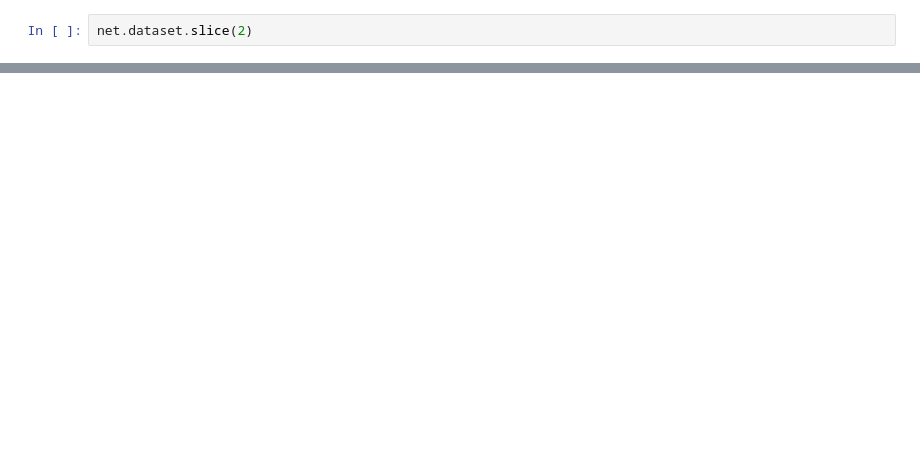
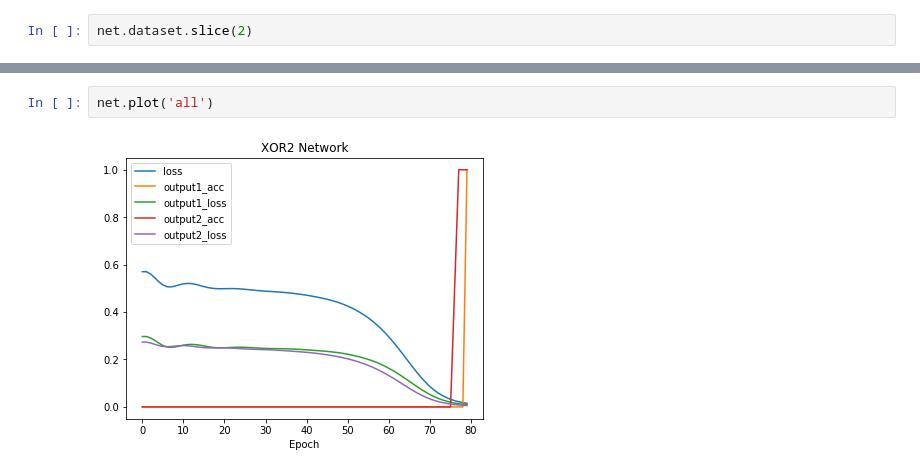
Before and after one commit to ArtificialIntelligenceToolkit/conx, a Jupyter notebook: notebooks/XOR.ipynb, the cells around one changed output, grey strips where cells are left out. Cells and saved outputs as stored; diff of their text form; blank space fills up the shorter version.

Commit message:
Fix bug in passing args to plot; allow playback function to return multiple plots

```diff
--- a/notebooks/XOR.ipynb
+++ b/notebooks/XOR.ipynb
@@ -255,0 +293,4 @@ Epochs |     Error |       acc |       acc
+# %%
+net.plot('all')
+# %% [output]
+[figure, added]
```
Also changed, not shown: parts of 23 cells of this notebook, 2 other files.
